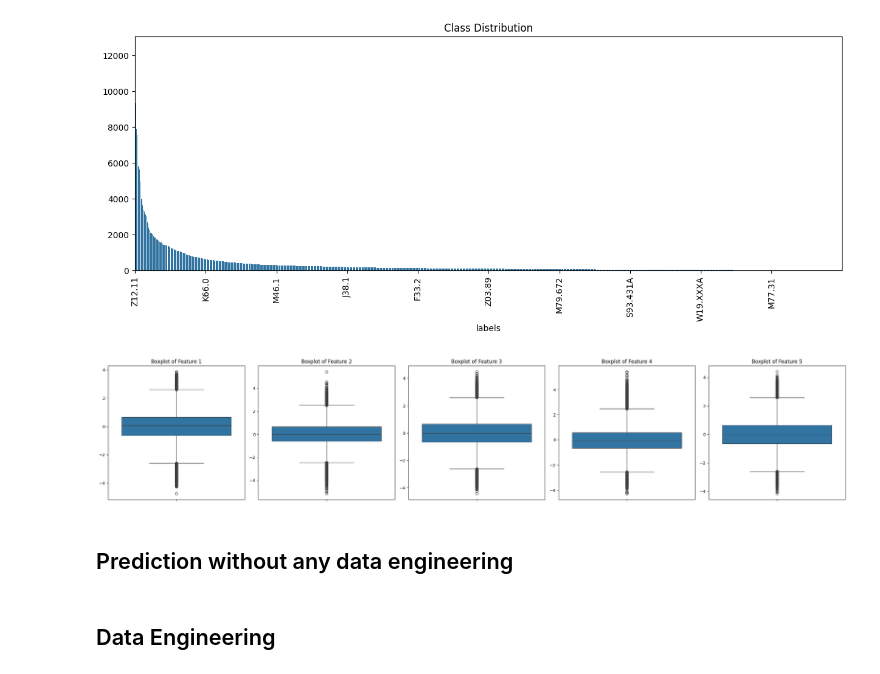
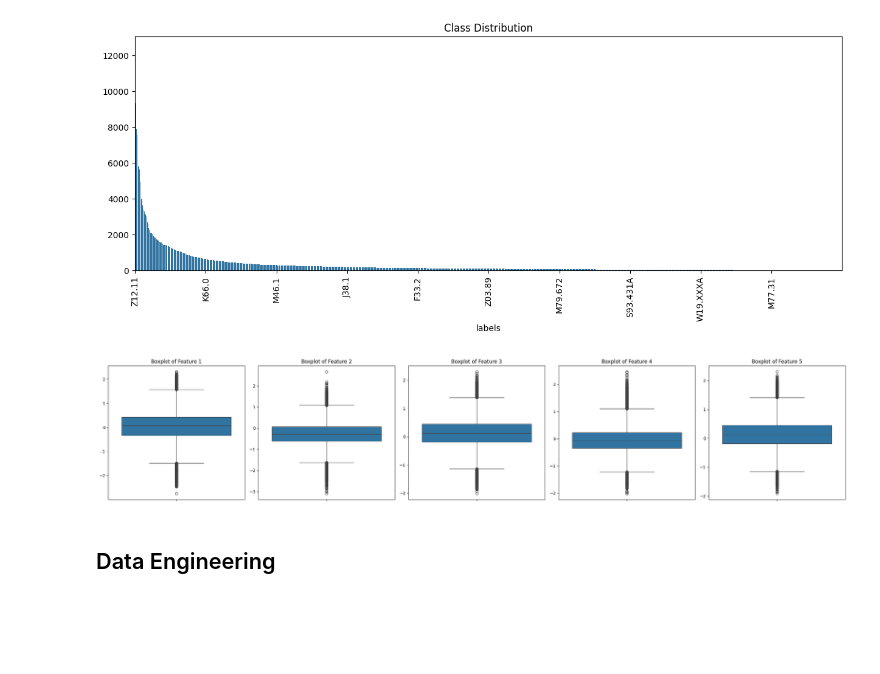
Before and after one commit to Heisenberg-2207/DA5401, a Jupyter notebook: Aniket/Project/scripts/main.ipynb, the cells around one changed output. Saved outputs shown, nothing was run; the diff lists cells and outputs as text; code cells hidden in the pictures; blank space fills up the shorter version.

```diff
--- a/Aniket/Project/scripts/main.ipynb
+++ b/Aniket/Project/scripts/main.ipynb
@@ -88,6 +85,8 @@ data.describe()
 | 75% | 0.422088 | 0.061503 | 0.441731 | 0.232272 | 0.452494 | 0.529459 | 0.508897 | 0.647916 | 0.322835 | 0.579068 | ... | ... |
 | max | 2.296288 | 2.658804 | 2.290709 | 2.455730 | 2.301424 | 2.424623 | 2.270932 | 2.776699 | 2.173027 | 2.674361 | ... | ... |
 8 rows × 1024 columns
+# %%
+data = data.to_numpy()
 # %%
 # Heatmap of the first 10 features
 plt.figure(figsize=(15, 10))
@@ -115,6 +114,6 @@ plt.show()
 # %%
 # Convert the standardized data to a DataFrame
-data_standardized_df = pd.DataFrame(data_standardized)
+data_standardized_df = pd.DataFrame(data)
 
 # Distribution of the first few features
 plt.figure(figsize=(25, 5))  # Adjust the figure size for horizontal layout
@@ -144,13 +143,11 @@ plt.show()
 # %%
 # Boxplot for a subset of features
 plt.figure(figsize=(25, 5))
 for i in range(5):
     plt.subplot(1, 5, i+1)
-    sns.boxplot(y=data_standardized[:, i])
+    sns.boxplot(y=data[:, i])
     plt.title(f'Boxplot of Feature {i+1}')
 plt.tight_layout()
 plt.show()
 # %% [output]
-[figure, old version]
+[figure, new version]
-# %% [markdown]
-## Prediction without any data engineering
```
Also changed, not shown: parts of 20 cells of this notebook, 2 other files.
